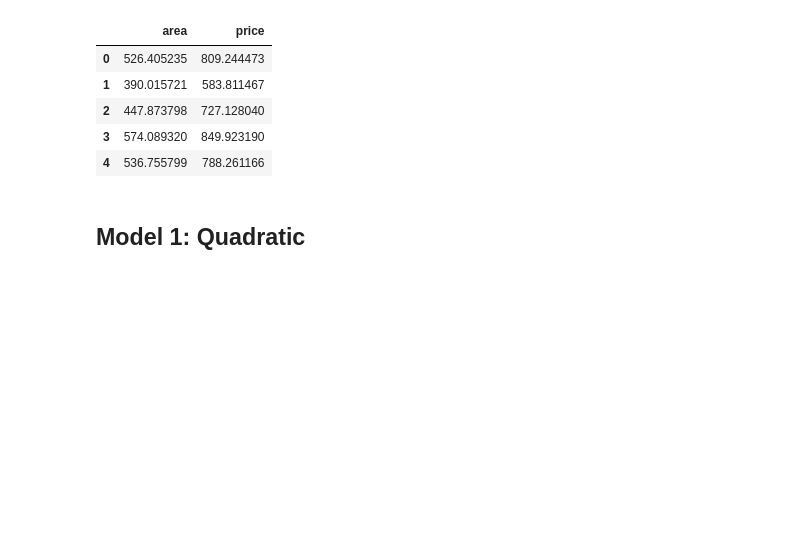
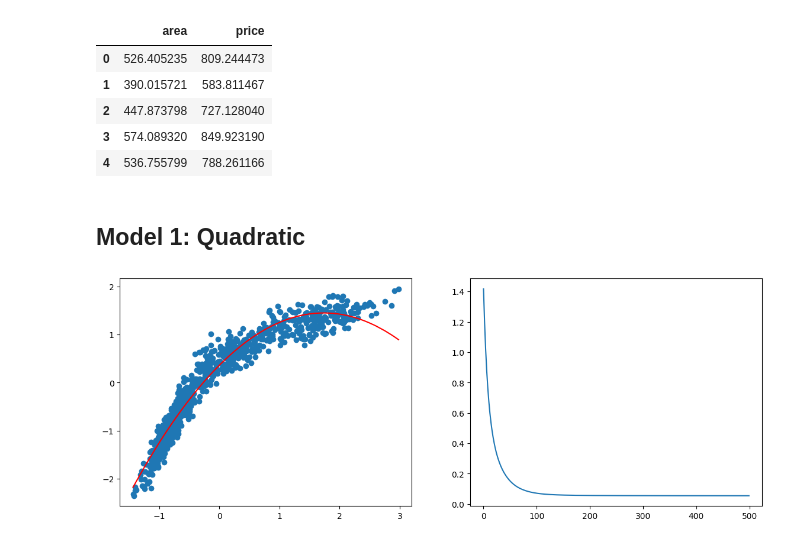
Before and after one commit to PRF-Development/DataAnalysisExtras, a Jupyter notebook: quadratic_vs_neural_networks.ipynb, the cells around one changed output. Cells and saved outputs as stored; diff of their text form; code cells hidden in the pictures; blank space fills up the shorter version.

Commit message:
create, train & plot losses

```diff
--- a/quadratic_vs_neural_networks.ipynb
+++ b/quadratic_vs_neural_networks.ipynb
@@ -78,3 +78,29 @@ class MyModel(nn.Module):
 
     def forward(self, x):
         return self.a*x**2+self.b*x+self.c
+# %%
+my_model = MyModel()
+optimizer = optim.SGD(my_model.parameters(), lr=0.01)
+loss_fn = nn.MSELoss()
+
+n_epochs = 500
+losses = []
+for epoch in range(1,n_epochs+1):
+    running_loss = 0
+    optimizer.zero_grad()
+    y_pred = my_model(xs_t)
+    loss = loss_fn(y_pred,ys_t)
+    loss.backward()
+    running_loss += loss.item()
+    losses.append(running_loss)
+    optimizer.step()
+
+plt.figure(figsize=(14,5))
+plt.subplot(1,2,1)
+plt.scatter(xs_n,ys_n)
+plt.plot(xs_t,my_model(xs_t).detach(), color='red')
+plt.subplot(1,2,2)
+plt.plot(losses)
+plt.show()
+# %% [output]
+[figure, added]
```
